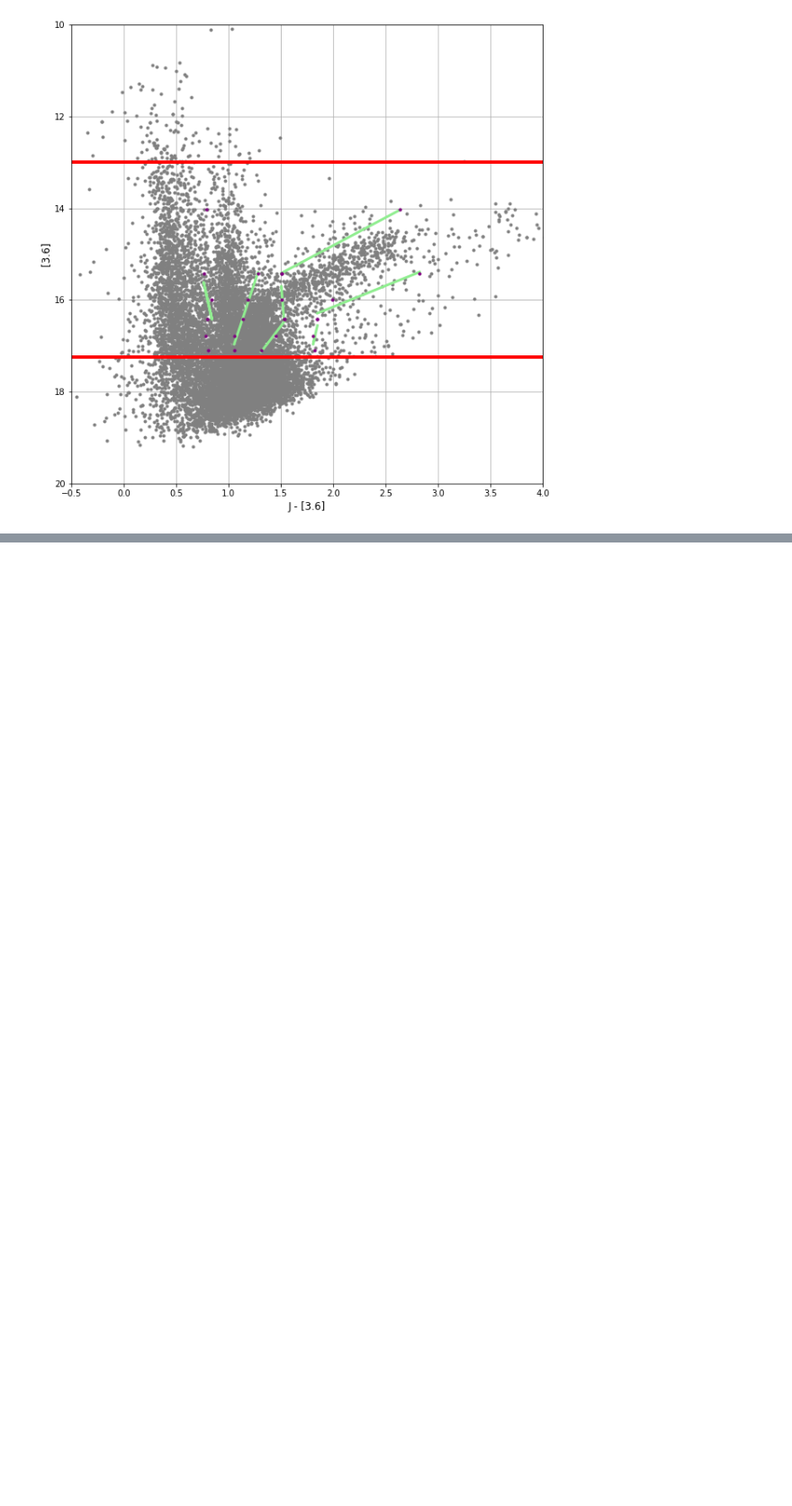
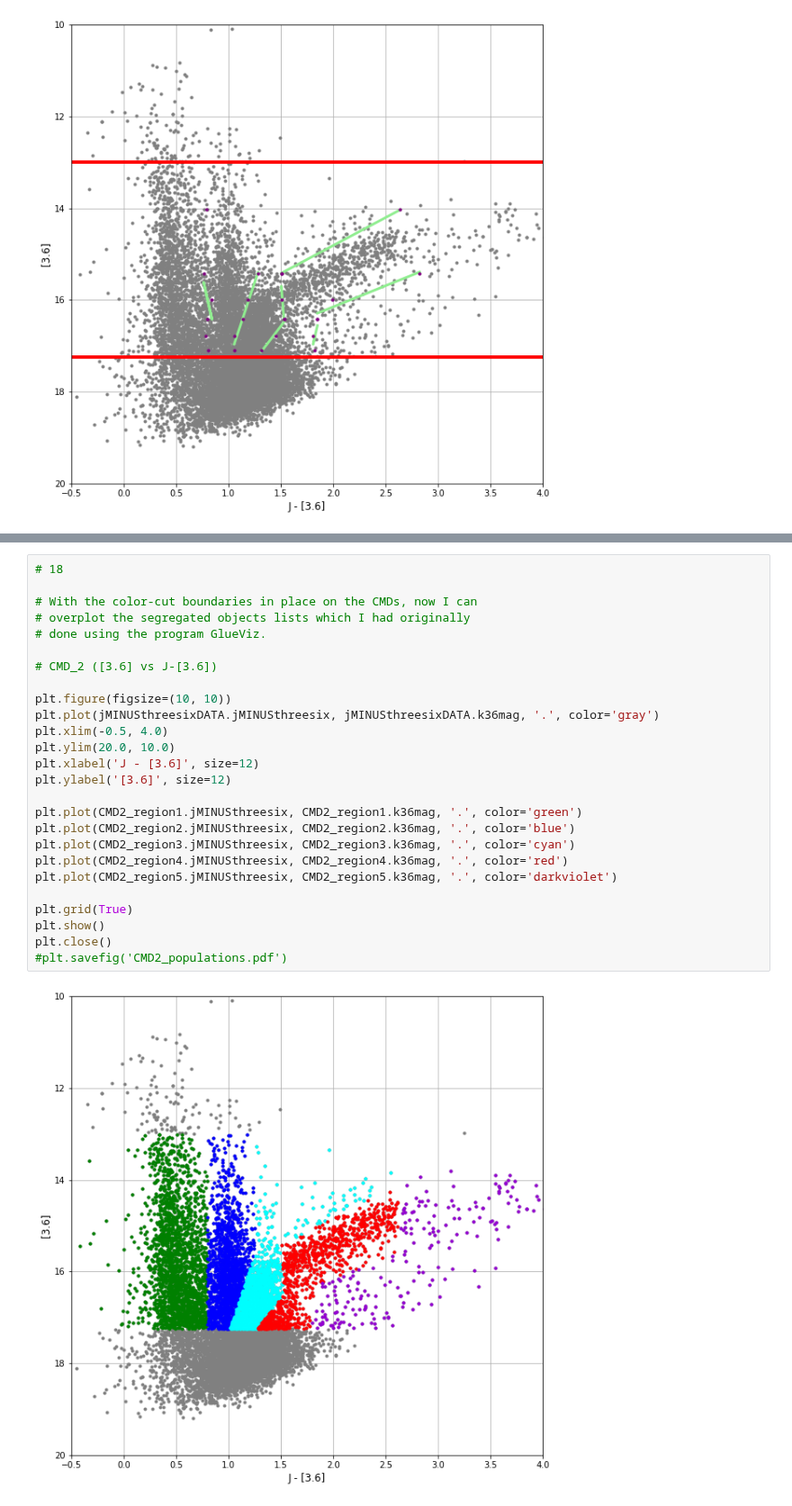
Before and after one commit to alechirschauer/NGC6822, a Jupyter notebook: color-cut_boundary_fitting_22Feb2019.ipynb, the cells around one changed output, grey strips where cells are left out. Shown at 90% size. Cells and saved outputs as stored; diff of their text form; blank space fills up the shorter version.

```diff
--- a/color-cut_boundary_fitting_22Feb2019.ipynb
+++ b/color-cut_boundary_fitting_22Feb2019.ipynb
@@ -754,0 +798,28 @@ plt.close()
+# %%
+# 18
+
+# With the color-cut boundaries in place on the CMDs, now I can
+# overplot the segregated objects lists which I had originally
+# done using the program GlueViz.
+
+# CMD_2 ([3.6] vs J-[3.6])
+
+plt.figure(figsize=(10, 10))
+plt.plot(jMINUSthreesixDATA.jMINUSthreesix, jMINUSthreesixDATA.k36mag, '.', color='gray')
+plt.xlim(-0.5, 4.0)
+plt.ylim(20.0, 10.0)
+plt.xlabel('J - [3.6]', size=12)
+plt.ylabel('[3.6]', size=12)
+
+plt.plot(CMD2_region1.jMINUSthreesix, CMD2_region1.k36mag, '.', color='green')
+plt.plot(CMD2_region2.jMINUSthreesix, CMD2_region2.k36mag, '.', color='blue')
+plt.plot(CMD2_region3.jMINUSthreesix, CMD2_region3.k36mag, '.', color='cyan')
+plt.plot(CMD2_region4.jMINUSthreesix, CMD2_region4.k36mag, '.', color='red')
+plt.plot(CMD2_region5.jMINUSthreesix, CMD2_region5.k36mag, '.', color='darkviolet')
+
+plt.grid(True)
+plt.show()
+plt.close()
+#plt.savefig('CMD2_populations.pdf')
+# %% [output]
+[figure, added]
```
Also changed, not shown: parts of 4 cells of this notebook.
